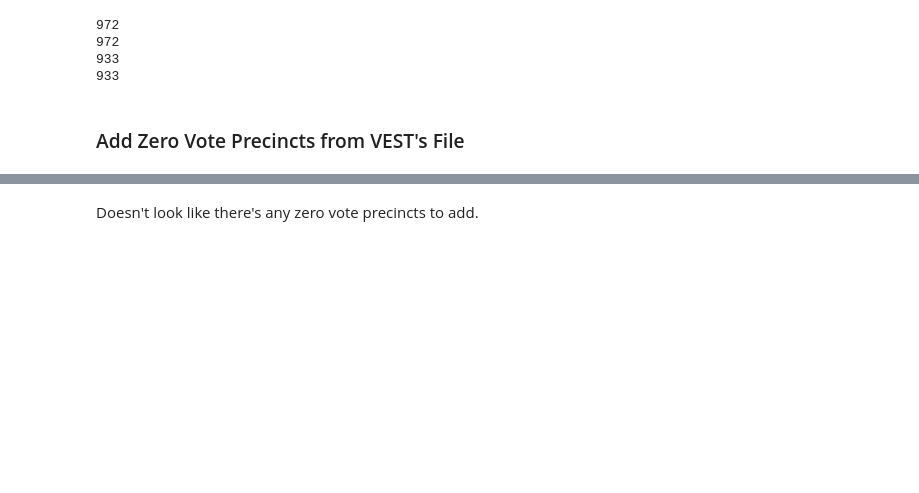
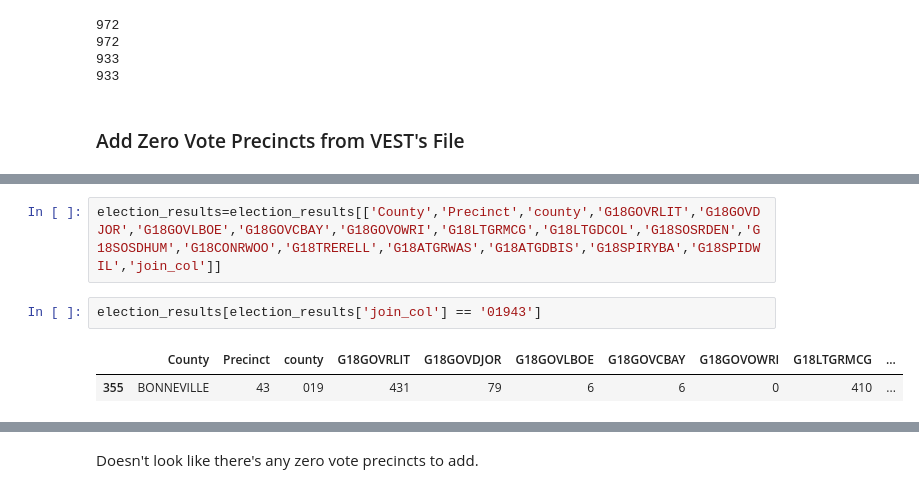
Before and after one commit to nonpartisan-redistricting-datahub/pdv-id, a Jupyter notebook: vest-id-2018/id_vest_2018.ipynb, the cells around one changed output, grey strips where cells are left out. Cells and saved outputs as stored; diff of their text form; blank space fills up the shorter version.

```diff
--- a/vest-id-2018/id_vest_2018.ipynb
+++ b/vest-id-2018/id_vest_2018.ipynb
@@ -268,3 +326,10 @@ election_results[election_results['G18GOVRLIT'] == 0]
 # %% [output]
 |  | County | Precinct | G18GOVCBAY | G18GOVLBOE | G18GOVDJOR | G18GOVRLIT | G18GOVOWRI | G18LTGDCOL | G18LTGRMCG | ... |
 | 263 | BINGHAM | Bonneville 27 | 0 | 0 | 0 | 0 | 0 | 0 | 0 | ... |
+# %%
+election_results=election_results[['County','Precinct','county','G18GOVRLIT','G18GOVDJOR','G18GOVLBOE','G18GOVCBAY','G18GOVOWRI','G18LTGRMCG','G18LTGDCOL','G18SOSRDEN','G18SOSDHUM','G18CONRWOO','G18TRERELL','G18ATGRWAS','G18ATGDBIS','G18SPIRYBA','G18SPIDWIL','join_col']]
+# %%
+election_results[election_results['join_col'] == '01943']
+# %% [output]
+|  | County | Precinct | county | G18GOVRLIT | G18GOVDJOR | G18GOVLBOE | G18GOVCBAY | G18GOVOWRI | G18LTGRMCG | ... |
+| 355 | BONNEVILLE | 43 | 019 | 431 | 79 | 6 | 6 | 0 | 410 | ... |
```
Also changed, not shown: parts of 53 cells of this notebook.
